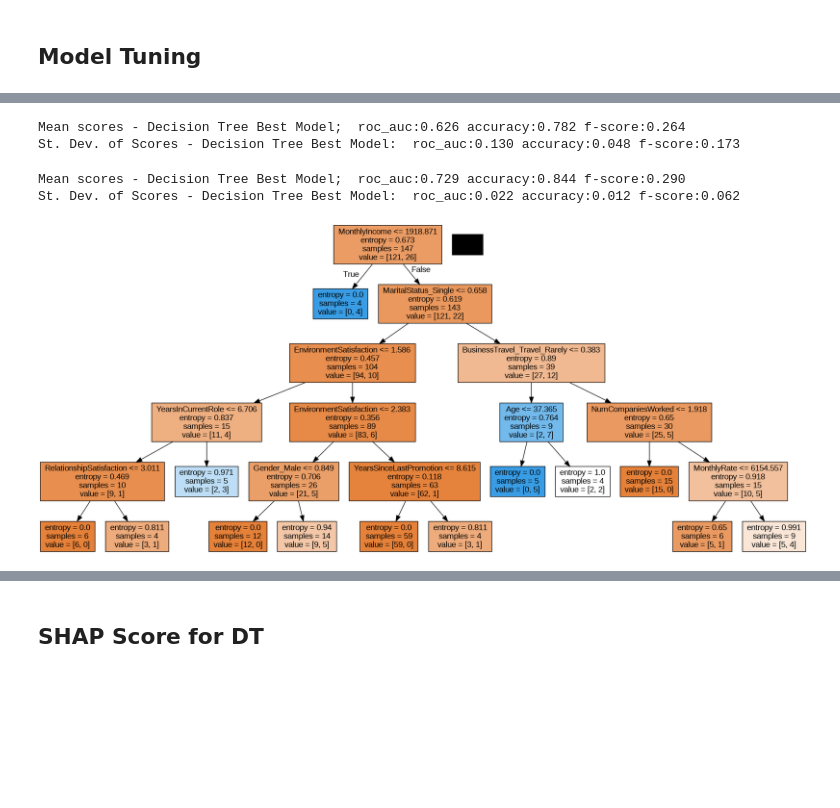
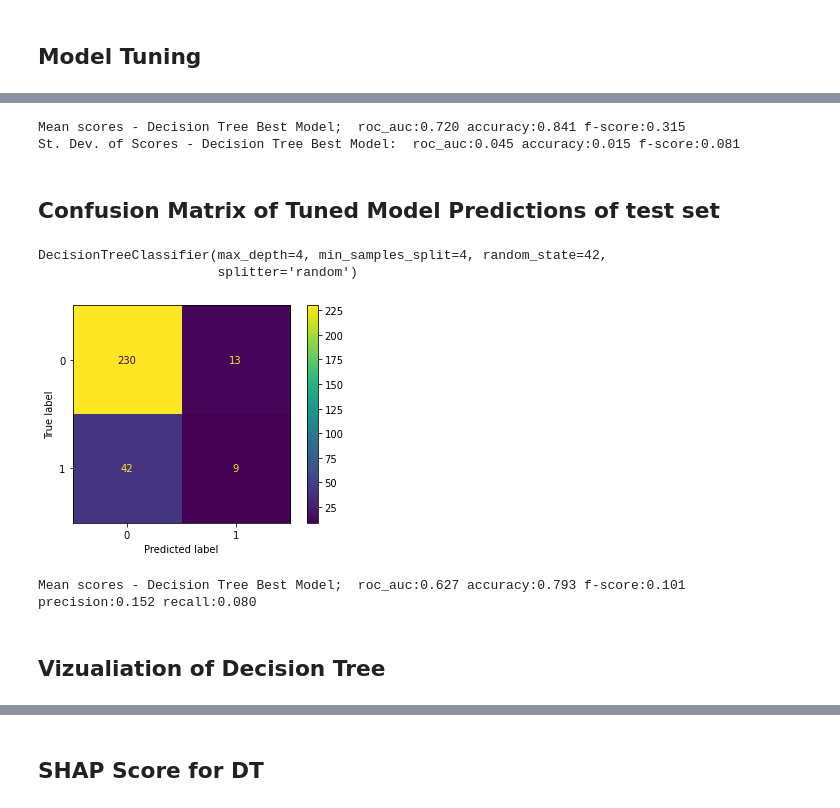
Before and after one commit to cicasiano/capstone-hr-analytics, a Jupyter notebook: notebooks/attrition-prediction.ipynb, the cells around one changed output, grey strips where cells are left out. Saved outputs shown, nothing was run; the diff lists cells and outputs as text; code cells hidden in the pictures; blank space fills up the shorter version.

Commit message:
decision tree model SHAP interpretations

```diff
--- a/notebooks/attrition-prediction.ipynb
+++ b/notebooks/attrition-prediction.ipynb
@@ -215,7 +259,7 @@ from sklearn.tree import DecisionTreeClassifier
 
 #Define Sequential Forward Selection (sfs)
 sfs = SFS(DecisionTreeClassifier(),
-           k_features=(40,54),
+           k_features=(40,51),
           #  forward=True,
            floating=False,
            scoring = 'roc_auc'
@@ -240,7 +303,7 @@ dt = DecisionTreeClassifier()
 param_grid = {
     'criterion':['gini','entropy'],
     'splitter':['best','random'],
-    'max_depth':range(1,10),
+    'max_depth':range(1,20),
     'min_samples_split':range(2,10),
     'min_samples_leaf':range(1,5)
             }
@@ -262,23 +341,40 @@ sklearn.metrics.get_scorer_names()
 #Best Decision Tree Model used on validation set
 
 dt_final = DecisionTreeClassifier(random_state = random_state,
-                                  criterion = 'entropy',
-                                  max_depth = 5,
-                                  min_samples_leaf = 4,
-                                  min_samples_split = 3,
-                                  splitter = 'random')
+                                  criterion = 'gini',
+                                  max_depth = 4,
+                                  min_samples_leaf = 1,
+                                  min_samples_split = 4,
+                                  splitter = 'random'
+                                  )
 
-rf_cross_val = cross_validate(dt_final, X_valid, y_valid, cv=5, scoring = ('roc_auc','accuracy','f1'))
+rf_cross_val = cross_validate(dt_final, X_train, y_train, cv=5, scoring = ('roc_auc','accuracy','f1','precision','recall'))
 
 #The roc_auc, accuracy, and f-score following 5-fold cross-validation and its standard deviation
 print("Mean scores - Decision Tree Best Model; ", 'roc_auc:{:.3f}'.format(np.mean(rf_cross_val['test_roc_auc'])), 'accuracy:{:.3f}'.format(np.mean(rf_cross_val['test_accuracy'])),'f-score:{:.3f}'.format(np.mean(rf_cross_val['test_f1'])))
 print("St. Dev. of Scores - Decision Tree Best Model: ",   'roc_auc:{:.3f}'.format(np.std(rf_cross_val['test_roc_auc'])), 'accuracy:{:.3f}'.format(np.std(rf_cross_val['test_accuracy'])),'f-score:{:.3f}'.format(np.std(rf_cross_val['test_f1'])))
 # %% [output]
-Mean scores - Decision Tree Best Model;  roc_auc:0.626 accuracy:0.782 f-score:0.264
-St. Dev. of Scores - Decision Tree Best Model:  roc_auc:0.130 accuracy:0.048 f-score:0.173
+Mean scores - Decision Tree Best Model;  roc_auc:0.720 accuracy:0.841 f-score:0.315
+St. Dev. of Scores - Decision Tree Best Model:  roc_auc:0.045 accuracy:0.015 f-score:0.081
+# %% [markdown]
+## Confusion Matrix of Tuned Model Predictions of test set
+# %%
+dt_final.fit(X_train,y_train)
+# %% [output]
+DecisionTreeClassifier(max_depth=4, min_samples_split=4, random_state=42,
+                       splitter='random')
+# %%
+from sklearn.metrics import confusion_matrix
+from sklearn.metrics import ConfusionMatrixDisplay
+
+y_pred = dt_final.predict(X_test)
+cm = confusion_matrix(y_test, y_pred)
+
+cm_display = ConfusionMatrixDisplay(cm).plot()
+# %% [output]
+[figure, added]
 # %%
-print("Mean scores - Decision Tree Best Model; ", 'roc_auc:{:.3f}'.format(np.mean(rf_cross_val['test_roc_auc'])), 'accuracy:{:.3f}'.format(np.mean(rf_cross_val['test_accuracy'])),'f-score:{:.3f}'.format(np.mean(rf_cross_val['test_f1'])))
-print("St. Dev. of Scores - Decision Tree Best Model: ",   'roc_auc:{:.3f}'.format(np.std(rf_cross_val['test_roc_auc'])), 'accuracy:{:.3f}'.format(np.std(rf_cross_val['test_accuracy'])),'f-score:{:.3f}'.format(np.std(rf_cross_val['test_f1'])))
+rf_cross_val = cross_validate(dt_final, X_test, y_test, cv=5, scoring = ('roc_auc','accuracy','f1','precision','recall'))
+print("Mean scores - Decision Tree Best Model; ", 'roc_auc:{:.3f}'.format(np.mean(rf_cross_val['test_roc_auc'])), 'accuracy:{:.3f}'.format(np.mean(rf_cross_val['test_accuracy'])),'f-score:{:.3f}'.format(np.mean(rf_cross_val['test_f1'])),'precision:{:.3f}'.format(np.mean(rf_cross_val['test_precision'])),'recall:{:.3f}'.format(np.mean(rf_cross_val['test_recall'])))
 # %% [output]
-Mean scores - Decision Tree Best Model;  roc_auc:0.729 accuracy:0.844 f-score:0.290
-St. Dev. of Scores - Decision Tree Best Model:  roc_auc:0.022 accuracy:0.012 f-score:0.062
+Mean scores - Decision Tree Best Model;  roc_auc:0.627 accuracy:0.793 f-score:0.101 precision:0.152 recall:0.080
@@ -285,3 +384,5 @@ St. Dev. of Scores - Decision Tree Best Model:  roc_auc:0.022 accuracy:0.012 f-s
+# %% [markdown]
+## Vizualiation of Decision Tree
 # %%
 from IPython.display import Image
 from six import StringIO
@@ -292,9 +393 @@ features = list(X_valid.columns)
 # features.remove("Attrition")
-# %%
-dt_final.fit(X_valid, y_valid)
-dot_data = StringIO()
-export_graphviz(dt_final, out_file=dot_data, feature_names=features, filled=True)
-graph = pydot.graph_from_dot_data(dot_data.getvalue())
-Image(graph[0].create_png())
-# %% [output]
-[figure, removed]
```
Also changed, not shown: parts of 29 cells of this notebook.
